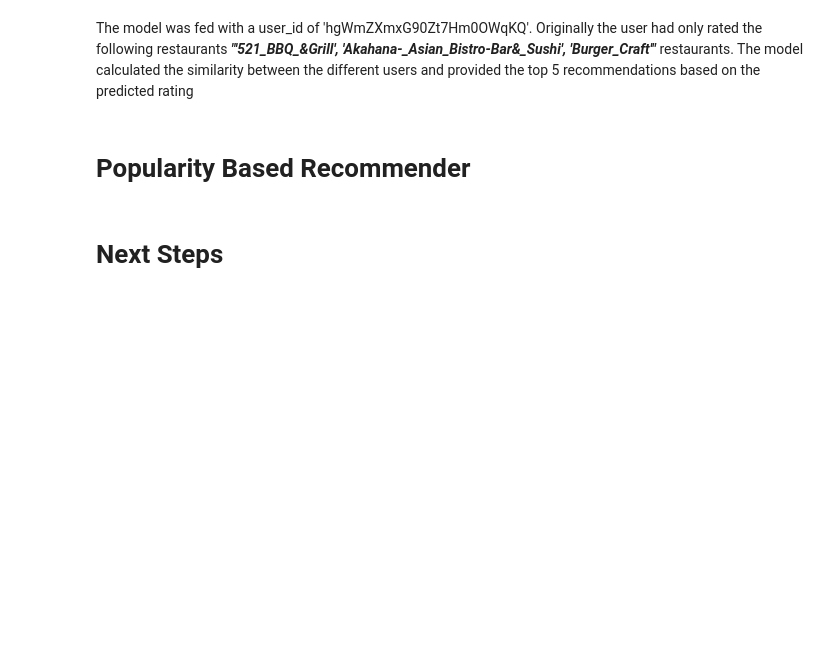
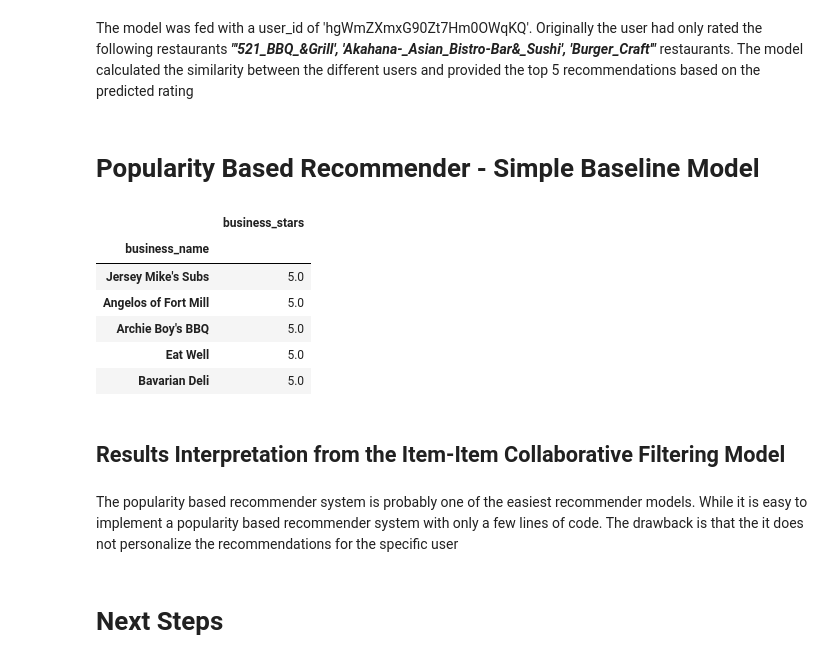
Before and after one commit to Ajinth/Recommender-System, a Jupyter notebook: Code/Yelp_Recommender_System.ipynb, the cells around one changed output. Cells and saved outputs as stored; diff of their text form; code cells hidden in the pictures; blank space fills up the shorter version.

```diff
--- a/Code/Yelp_Recommender_System.ipynb
+++ b/Code/Yelp_Recommender_System.ipynb
@@ -973,7 +973,33 @@ See the caveats in the documentation: http://pandas.pydata.org/pandas-docs/stabl
 # %% [markdown]
 The model was fed with a user_id of 'hgWmZXmxG90Zt7Hm0OWqKQ'. Originally the user had only rated the following restaurants ***"'521_BBQ_&_Grill', 'Akahana_-_Asian_Bistro-_Bar_&_Sushi', 'Burger_Craft'"*** restaurants. The model calculated the similarity between the different users and provided the top 5 recommendations based on the predicted rating
 # %% [markdown]
-# Popularity Based Recommender
+# Popularity Based Recommender - Simple Baseline Model
+# %%
+'''Function to return the most popular Restaurants'''
+'''It is a simple function based on the average stars the business has received so far with all the reviews'''
+
+def popular_recommender(df):
+    top_reviewed_series = df.groupby(by='business_name')['business_stars'].max()
+    top_reviewed_business= pd.DataFrame(top_reviewed_series)
+    top_reviewed_business.sort_values('business_stars', ascending=False, inplace=True)
+    return top_reviewed_business
+# %%
+'''Calling the predictor to make predictions'''
+
+popular_prediction = popular_recommender(review_sc)
+popular_prediction.head()
+# %% [output]
+|  | business_stars |
+| business_name |  |
+| Jersey Mike's Subs | 5.0 |
+| Angelos of Fort Mill | 5.0 |
+| Archie Boy's BBQ | 5.0 |
+| Eat Well | 5.0 |
+| Bavarian Deli | 5.0 |
+# %% [markdown]
+## Results Interpretation from the Item-Item Collaborative Filtering Model
+# %% [markdown]
+The popularity based recommender system is probably one of the easiest recommender models. While it is easy to implement a popularity based recommender system with only a few lines of code. The drawback is that the it does not personalize the recommendations for the specific user
 # %% [markdown]
 # Next Steps
 # %% [markdown]
```
